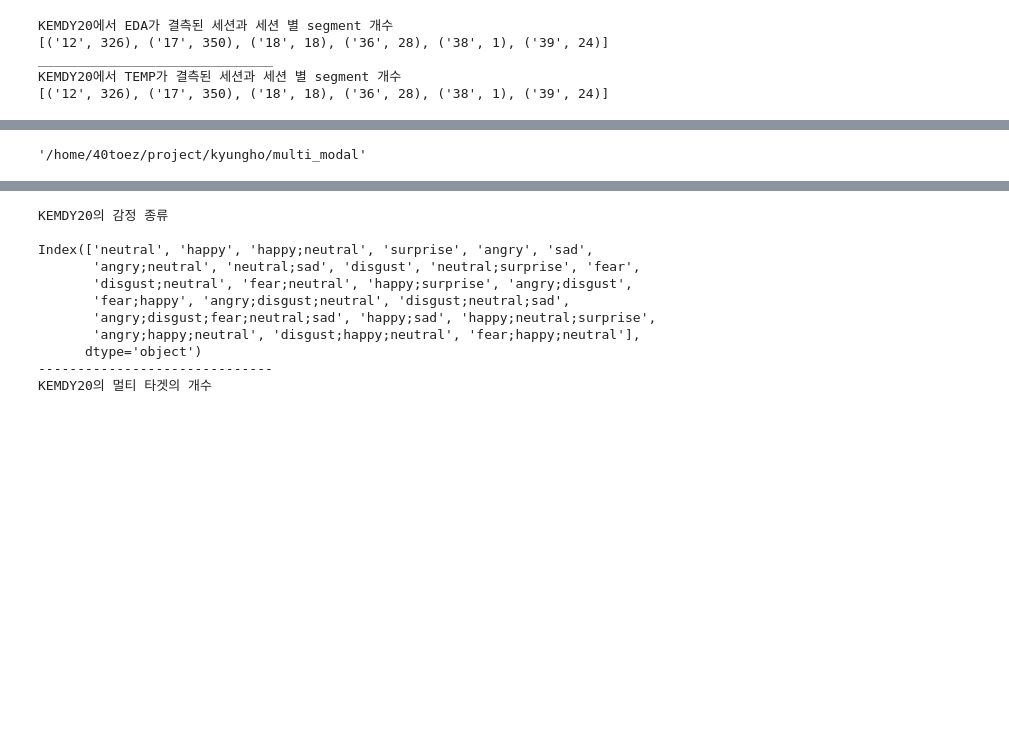
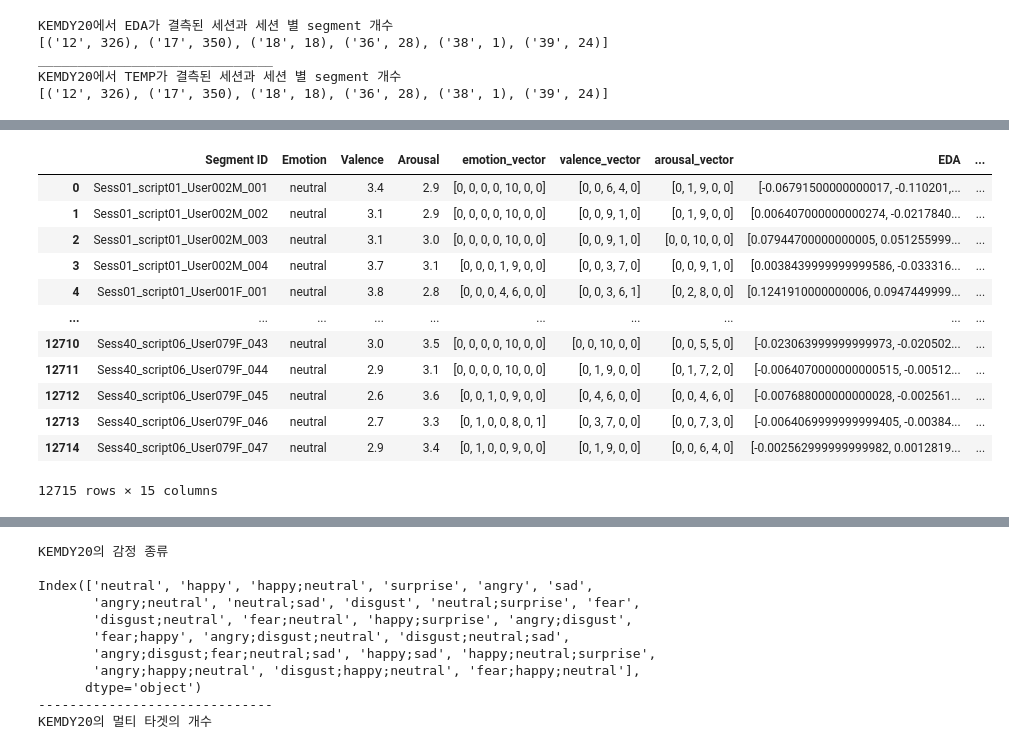
Before and after one commit to ARP-Lab/multi_modal, a Jupyter notebook: experimental/k_KEMDy20_preprocessing.ipynb, the cells around one changed output, grey strips where cells are left out. Saved outputs shown, nothing was run; the diff lists cells and outputs as text; code cells hidden in the pictures; blank space fills up the shorter version.

```diff
--- a/experimental/k_KEMDy20_preprocessing.ipynb
+++ b/experimental/k_KEMDy20_preprocessing.ipynb
@@ -293,9 +294,9 @@ annotation_20['Emotion'] = annotation_20['Emotion'].apply(make_disqust_disgust)
 from sklearn.preprocessing import StandardScaler
 from tqdm import tqdm
 
-scaler = StandardScaler()
 
-session_script_sex = [x[:-4] for x in sid_20_lst]
+
+session_script_sex = pd.Series([x[:-4] for x in sid_20_lst]).unique()
 length = len(annotation_20)
 
 total_eda_dict = {}
@@ -311,6 +312,7 @@ for sss in tqdm(session_script_sex):
             temp_value.extend(annotation_20['TEMP'][segment])
 
     if len(eda_value) != 0:
+        scaler = StandardScaler()
         eda_value = scaler.fit_transform(np.array(eda_value).reshape(-1,1))
         total_eda_dict[sss] = eda_value.reshape(1,-1).tolist()
 
@@ -318,6 +320,7 @@ for sss in tqdm(session_script_sex):
         total_eda_dict[sss] = [[]]
 
     if len(temp_value) != 0:
+        scaler = StandardScaler()
         temp_value = scaler.fit_transform(np.array(temp_value).reshape(-1,1))
         total_temp_dict[sss] = temp_value.reshape(1,-1).tolist()
 
@@ -327,7 +330,7 @@ for sss in tqdm(session_script_sex):
 for i, segment in enumerate(tqdm(sid_20_lst)):
 
     scaled_sss_eda = total_eda_dict[segment[:-4]][0]
-    nums = int(annotation_20['EDA length'][annotation_20['Segment ID'] == segment])
+    nums = int(annotation_20['EDA length'][annotation_20['Segment ID'] == segment]) - 1
 
     scaled_eda = scaled_sss_eda[:nums]
     total_eda_dict[segment[:-4]][0] = scaled_sss_eda[nums:]
@@ -351,3 +349,6 @@ See the caveats in the documentation: https://pandas.pydata.org/pandas-docs/stab
+# %%
+annotation_20['Scaled EDA length'] = annotation_20['Scaled EDA'].apply(lambda x: len(x))
+annotation_20['Scaled TEMP length'] = annotation_20['Scaled TEMP'].apply(lambda x: len(x))
 # %%
 from collections import Counter
 
@@ -396,9 +397,7 @@ KEMDY20의 ts가 결측되지 않은 annotation
 # %%
 annotation_20_nonmissing = annotation_20_nonmissing.reset_index(drop=True)
-# %%
-root
-# %% [output]
-'/home/40toez/project/kyungho/multi_modal'
+# %%
+root = '/home/arplab/project/paradeigma/multi_modal'
 # %%
 import pickle
 
@@ -410,2 +408,18 @@ import pickle
 with open(root + '/model/data/paradeigma_KEMDY20_annotation_nonmissing.pkl', 'rb') as f:
     annotation_20_nonmissing = pickle.load(f)
+# %%
+annotation_20_nonmissing
+# %% [output]
+|  | Segment ID | Emotion | Valence | Arousal | emotion_vector | valence_vector | arousal_vector | EDA | ... |
+| 0 | Sess01_script01_User002M_001 | neutral | 3.4 | 2.9 | [0, 0, 0, 0, 10, 0, 0] | [0, 0, 6, 4, 0] | [0, 1, 9, 0, 0] | [-0.06791500000000017, -0.110201,... | ... |
+| 1 | Sess01_script01_User002M_002 | neutral | 3.1 | 2.9 | [0, 0, 0, 0, 10, 0, 0] | [0, 0, 9, 1, 0] | [0, 1, 9, 0, 0] | [0.006407000000000274, -0.0217840... | ... |
+| 2 | Sess01_script01_User002M_003 | neutral | 3.1 | 3.0 | [0, 0, 0, 0, 10, 0, 0] | [0, 0, 9, 1, 0] | [0, 0, 10, 0, 0] | [0.07944700000000005, 0.051255999... | ... |
+| 3 | Sess01_script01_User002M_004 | neutral | 3.7 | 3.1 | [0, 0, 0, 1, 9, 0, 0] | [0, 0, 3, 7, 0] | [0, 0, 9, 1, 0] | [0.0038439999999999586, -0.033316... | ... |
+| 4 | Sess01_script01_User001F_001 | neutral | 3.8 | 2.8 | [0, 0, 0, 4, 6, 0, 0] | [0, 0, 3, 6, 1] | [0, 2, 8, 0, 0] | [0.1241910000000006, 0.0947449999... | ... |
+| ... | ... | ... | ... | ... | ... | ... | ... | ... | ... |
+| 12710 | Sess40_script06_User079F_043 | neutral | 3.0 | 3.5 | [0, 0, 0, 0, 10, 0, 0] | [0, 0, 10, 0, 0] | [0, 0, 5, 5, 0] | [-0.023063999999999973, -0.020502... | ... |
+| 12711 | Sess40_script06_User079F_044 | neutral | 2.9 | 3.1 | [0, 0, 0, 0, 10, 0, 0] | [0, 1, 9, 0, 0] | [0, 1, 7, 2, 0] | [-0.0064070000000000515, -0.00512... | ... |
+| 12712 | Sess40_script06_User079F_045 | neutral | 2.6 | 3.6 | [0, 0, 1, 0, 9, 0, 0] | [0, 4, 6, 0, 0] | [0, 0, 4, 6, 0] | [-0.007688000000000028, -0.002561... | ... |
+| 12713 | Sess40_script06_User079F_046 | neutral | 2.7 | 3.3 | [0, 1, 0, 0, 8, 0, 1] | [0, 3, 7, 0, 0] | [0, 0, 7, 3, 0] | [-0.0064069999999999405, -0.00384... | ... |
+| 12714 | Sess40_script06_User079F_047 | neutral | 2.9 | 3.4 | [0, 1, 0, 0, 9, 0, 0] | [0, 1, 9, 0, 0] | [0, 0, 6, 4, 0] | [-0.002562999999999982, 0.0012819... | ... |
+12715 rows × 15 columns
```
Also changed, not shown: parts of 13 cells of this notebook, 5 other files.
